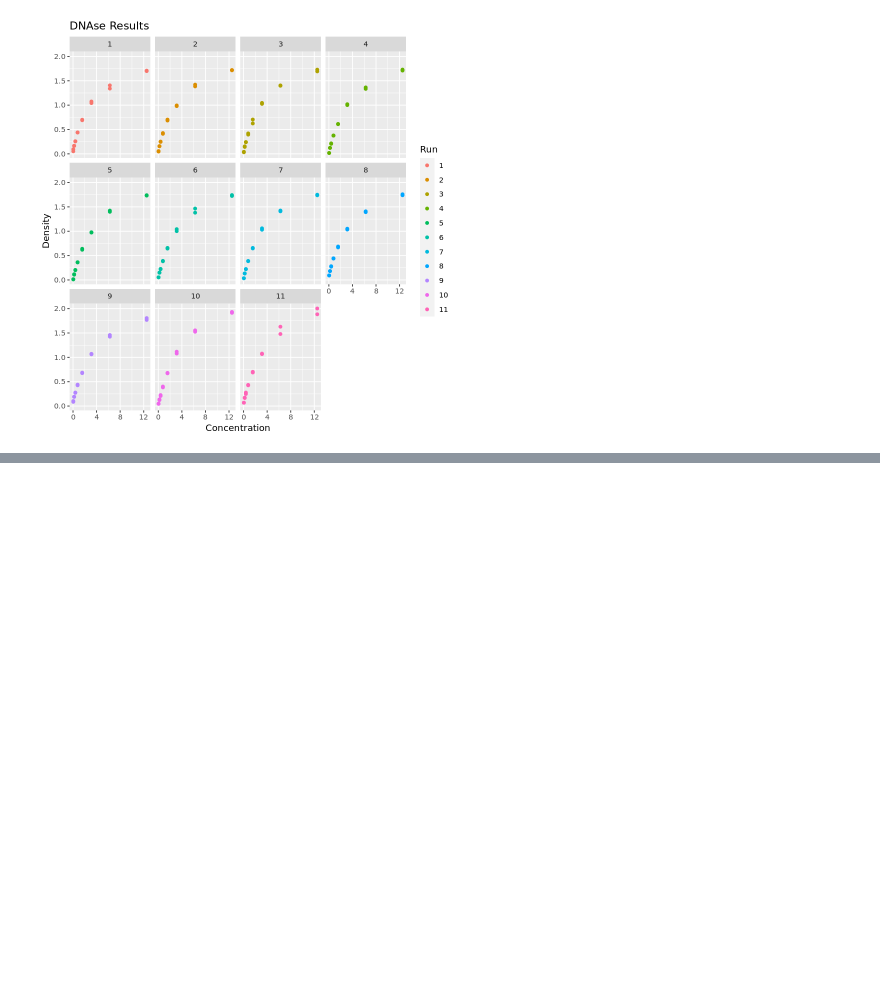
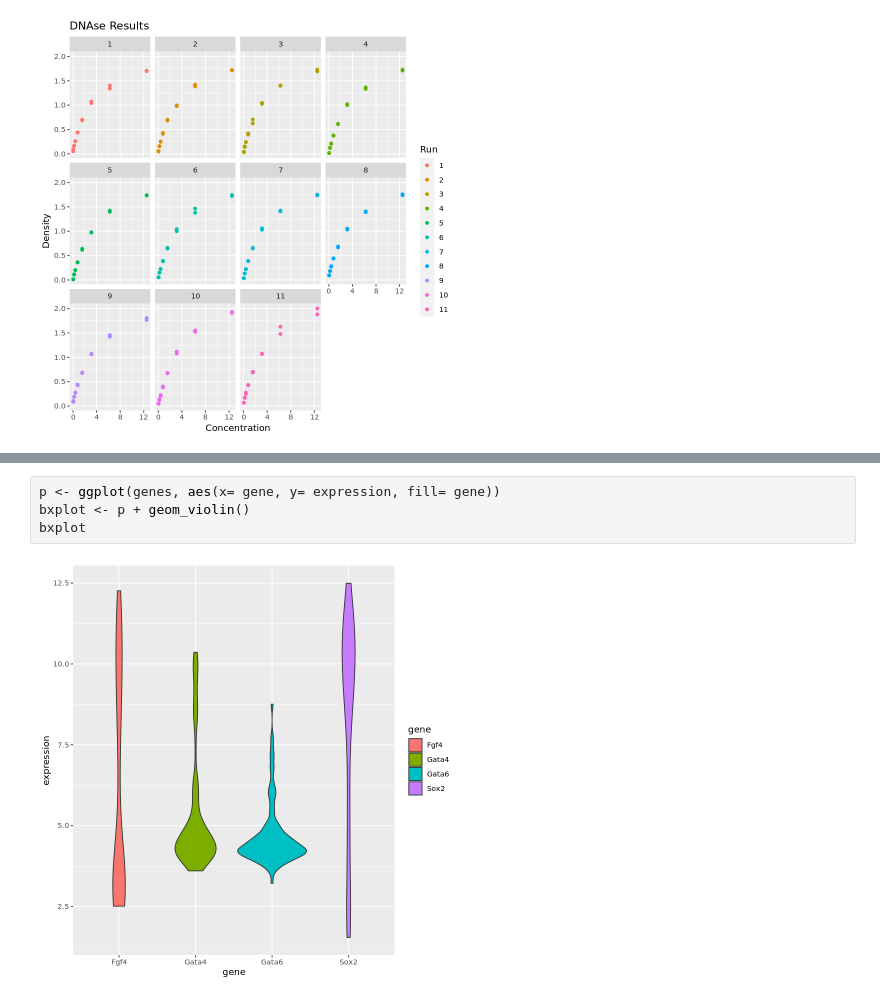
Before and after one commit to JShermanK1/binder_r_conda, a Jupyter notebook: Data_Club_ggplot2_tutorial.ipynb, the cells around one changed output, grey strips where cells are left out. Cells and saved outputs as stored; diff of their text form; blank space fills up the shorter version.

```diff
--- a/Data_Club_ggplot2_tutorial.ipynb
+++ b/Data_Club_ggplot2_tutorial.ipynb
@@ -88,0 +141,6 @@ plot1
+# %%
+p <- ggplot(genes, aes(x= gene, y= expression, fill= gene))
+bxplot <- p + geom_violin()
+bxplot
+# %% [output]
+[figure, added]
```
Also changed, not shown: parts of 10 cells of this notebook.
